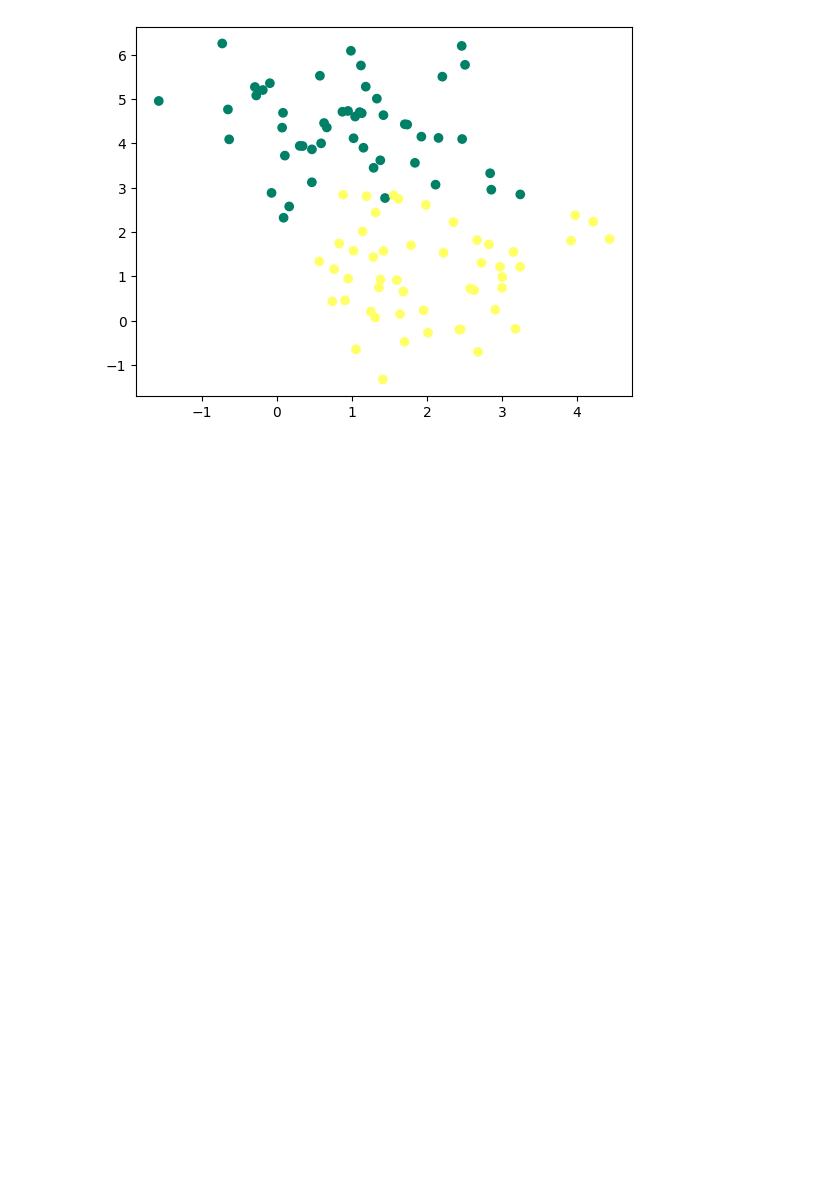
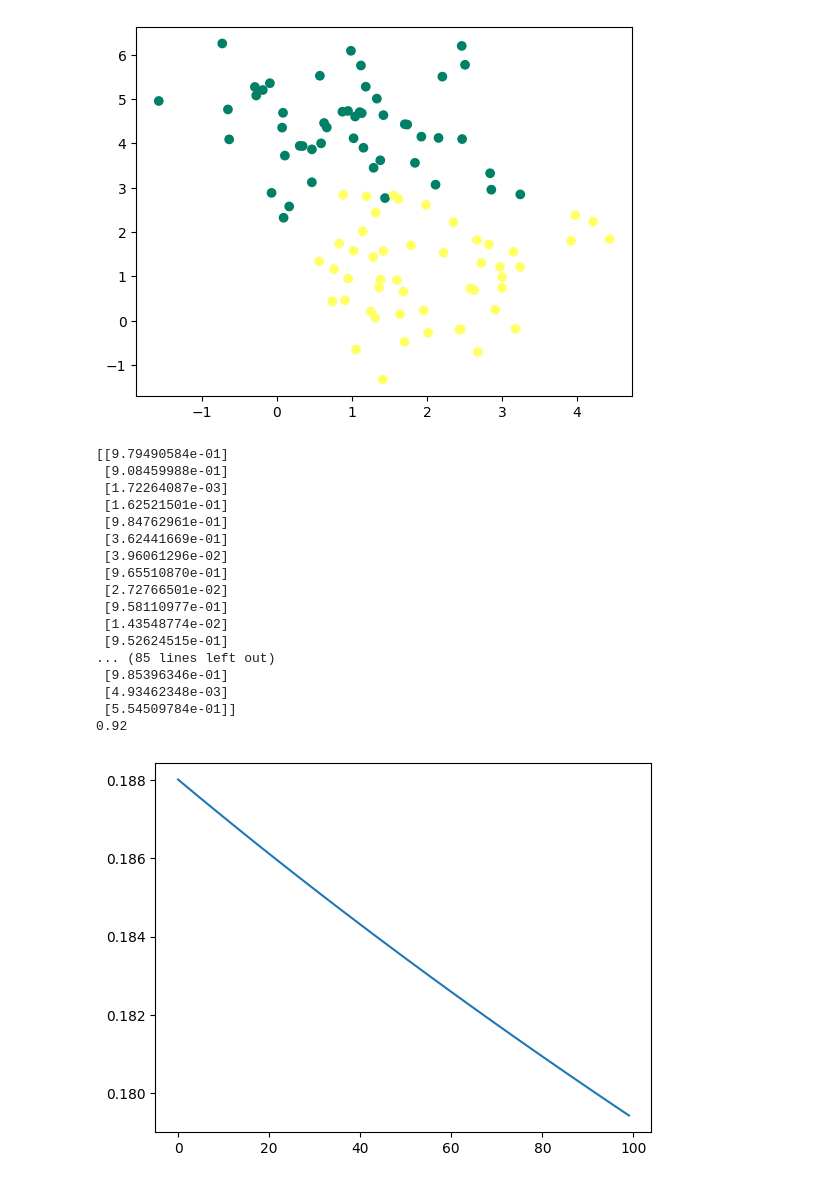
Before and after one commit to conspicio-ok/IA, a Jupyter notebook: python/plants.ipynb, the cells around one changed output. Saved outputs shown, nothing was run; the diff lists cells and outputs as text; code cells hidden in the pictures; blank space fills up the shorter version.

Commit message:
put the neuron in the plant file

```diff
--- a/python/plants.ipynb
+++ b/python/plants.ipynb
@@ -1,3 +1,37 @@
+# %%
+import numpy as np
+
+
+def model(X, W, b):
+	Z = X.dot(W) + b
+	A = 1 / (1 + np.exp(-Z))
+	return (A)
+
+def cost(A, y):
+	return 1/len(y) * np.sum(-y * np.log(A) - (1 - y) * np.log(1 - A))
+
+def gradients(A, X, y):
+	dW = 1 / len(y) * np.dot(X.T, A - y)
+	db = 1 / len(y) * np.sum(A - y)
+	return (dW, db)
+
+def update(dW, db, W, b, learning_rate):
+	W = W - learning_rate * dW
+	b = b - learning_rate * db
+	return (W, b)
+
+
+def artificial_neuron(X, y, W, b, learning_rate = 0.1, n_iteration = 100):
+	history = []
+	Loss = []
+
+	for i in range(n_iteration):
+		A = model(X, W, b)
+		Loss.append(cost(A, y))
+		dW, db = gradients(A, X, y)
+		W, b = update(dW, db, W, b, learning_rate)
+		history.append([W, b, Loss, i])
+	return (W, b, Loss)
 # %% [markdown]
 ### Plant Neuron
 
@@ -33,10 +68,34 @@ A = model(x_plant, W, b)
 dimension de x :  (100, 2)
 dimension de y :  (100, 1)
 [figure]
+# %%
+def predict(X, W, b):
+	A = model(X, W, b)
+	print(A)
+	return A >= 0.5
 # %%
-W, b, Loss = artificial_neuron(x_plant, y_plant)
+W, b, Loss = artificial_neuron(x_plant, y_plant, W, b)
 y_pred = predict(x_plant, W, b)
 print(accuracy_score(y_plant, y_pred))
 
 plt.plot(Loss)
 plt.show()
+# %% [output]
+[[9.79490584e-01]
+ [9.08459988e-01]
+ [1.72264087e-03]
+ [1.62521501e-01]
+ [9.84762961e-01]
+ [3.62441669e-01]
+ [3.96061296e-02]
+ [9.65510870e-01]
+ [2.72766501e-02]
+ [9.58110977e-01]
+ [1.43548774e-02]
+ [9.52624515e-01]
+... (85 lines left out)
+ [9.85396346e-01]
+ [4.93462348e-03]
+ [5.54509784e-01]]
+0.92
+[figure, added]
```
Also changed, not shown: parts of 1 cell of this notebook.
